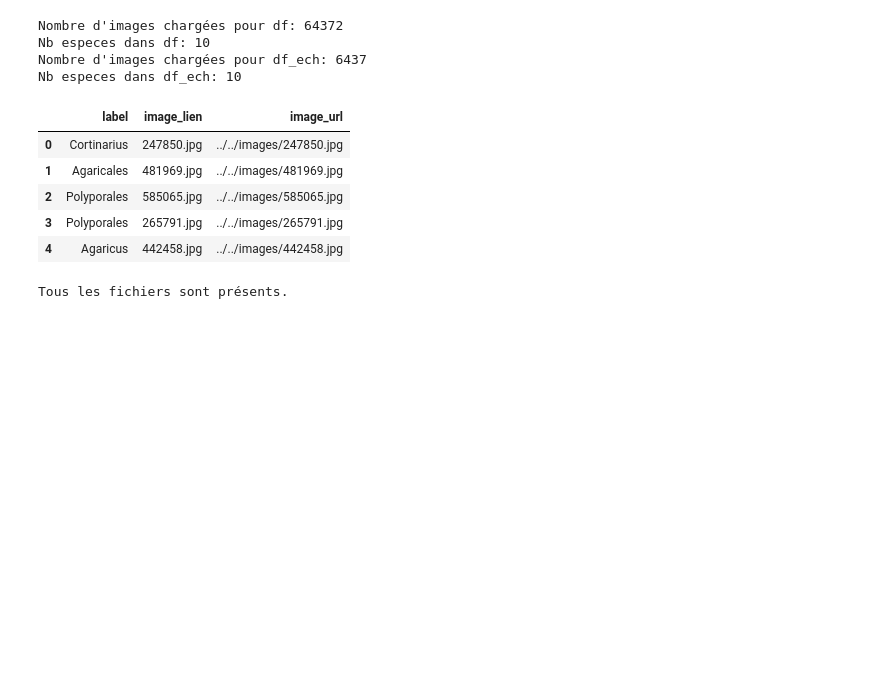
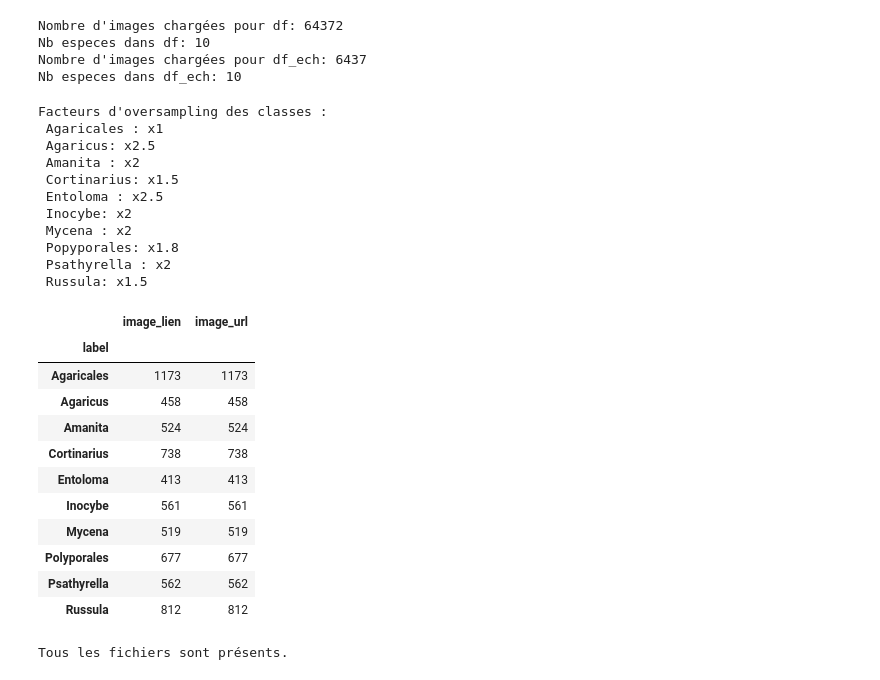
Before and after one commit to gcadet2016/mushroomClassification, a Jupyter notebook: notebooks/CNN.ipynb, the cells around one changed output. Drawn from its saved outputs; the diff is of its cells as text; code cells hidden in the pictures; blank space fills up the shorter version.

```diff
--- a/notebooks/CNN.ipynb
+++ b/notebooks/CNN.ipynb
@@ -265,14 +322,44 @@ Nb especes dans df_ech: 10
 donnees_training = df_ech
 #donnees_training = df
 # %%
-donnees_training.head()
+# Représentation des classes
+print('Facteurs d\'oversampling des classes : \n',
+      'Agaricales : x1 \n',
+      'Agaricus: x2.5 \n',
+      'Amanita : x2 \n',
+      'Cortinarius: x1.5 \n',
+      'Entoloma : x2.5 \n',
+      'Inocybe: x2 \n',
+      'Mycena : x2 \n',
+      'Popyporales: x1.8 \n',
+      'Psathyrella : x2 \n',
+      'Russula: x1.5 \n')
+
+donnees_training.groupby('label').count()
 # %% [output]
+Facteurs d'oversampling des classes :
+ Agaricales : x1
+ Agaricus: x2.5
+ Amanita : x2
+ Cortinarius: x1.5
+ Entoloma : x2.5
+ Inocybe: x2
+ Mycena : x2
+ Popyporales: x1.8
+ Psathyrella : x2
+ Russula: x1.5
-|  | label | image_lien | image_url |
-| 0 | Cortinarius | 247850.jpg | ../../images/247850.jpg |
-| 1 | Agaricales | 481969.jpg | ../../images/481969.jpg |
-| 2 | Polyporales | 585065.jpg | ../../images/585065.jpg |
-| 3 | Polyporales | 265791.jpg | ../../images/265791.jpg |
-| 4 | Agaricus | 442458.jpg | ../../images/442458.jpg |
+|  | image_lien | image_url |
+| label |  |  |
+| Agaricales | 1173 | 1173 |
+| Agaricus | 458 | 458 |
+| Amanita | 524 | 524 |
+| Cortinarius | 738 | 738 |
+| Entoloma | 413 | 413 |
+| Inocybe | 561 | 561 |
+| Mycena | 519 | 519 |
+| Polyporales | 677 | 677 |
+| Psathyrella | 562 | 562 |
+| Russula | 812 | 812 |
 # %%
 # Controle de la présence des fichiers images
 controle_presence_fichiers(donnees_training, chemin_images)
```
Also changed, not shown: parts of 23 cells of this notebook, 3 other files.
